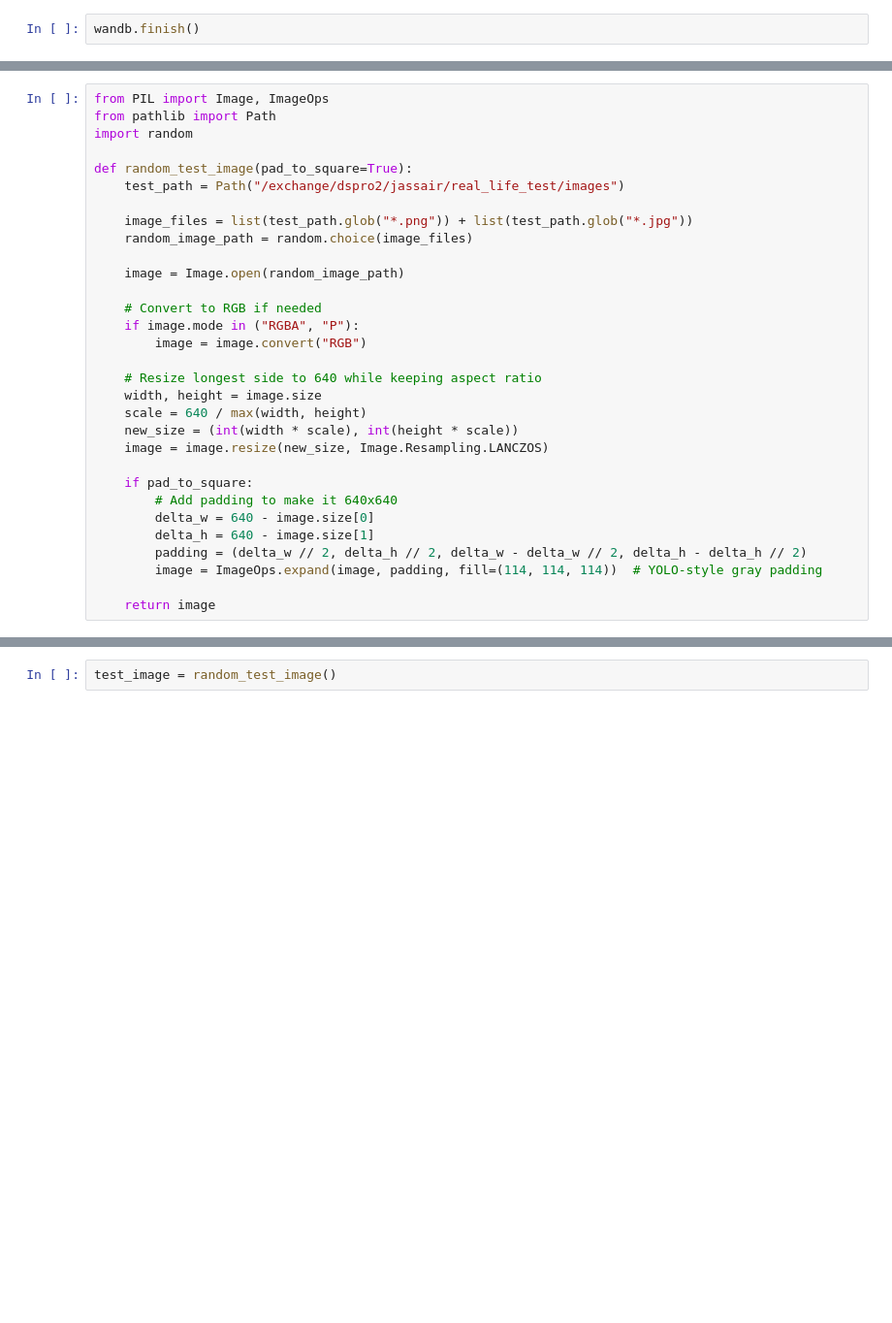
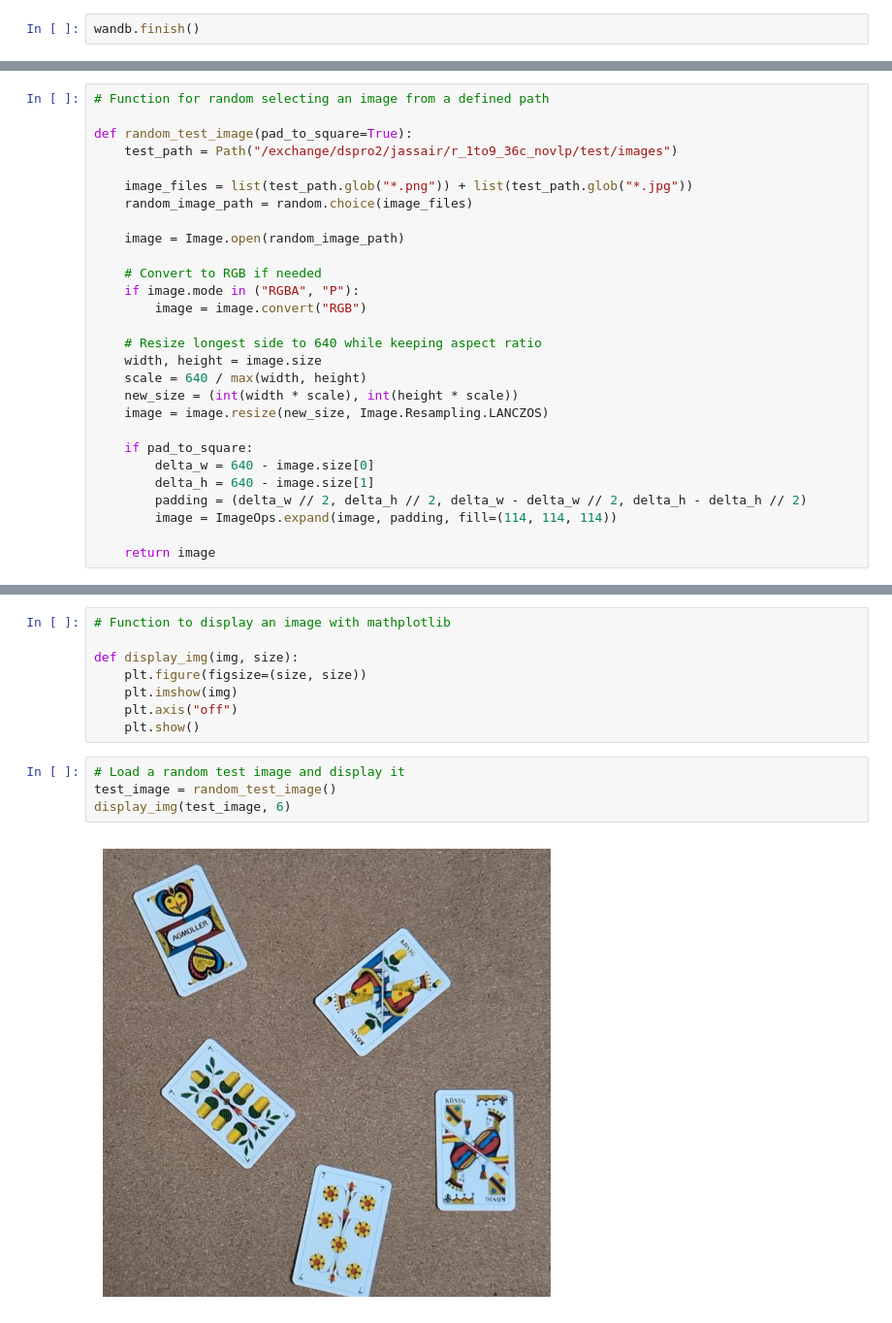
Before and after one commit to d-sbrgr/DSPRO2-jassAIr, a Jupyter notebook: ModelV2.ipynb, the cells around one changed output, grey strips where cells are left out. Shown at 97% size. Drawn from its saved outputs; the diff is of its cells as text; blank space fills up the shorter version.

```diff
--- a/ModelV2.ipynb
+++ b/ModelV2.ipynb
@@ -152,10 +223,8 @@ model = YOLO(model_path)
 # %%
-from PIL import Image, ImageOps
-from pathlib import Path
-import random
+# Function for random selecting an image from a defined path
 
 def random_test_image(pad_to_square=True):
-    test_path = Path("/exchange/dspro2/jassair/real_life_test/images")
+    test_path = Path("/exchange/dspro2/jassair/r_1to9_36c_novlp/test/images")
 
     image_files = list(test_path.glob("*.png")) + list(test_path.glob("*.jpg"))
     random_image_path = random.choice(image_files)
@@ -173,10 +242,9 @@ def random_test_image(pad_to_square=True):
     image = image.resize(new_size, Image.Resampling.LANCZOS)
 
     if pad_to_square:
-        # Add padding to make it 640x640
         delta_w = 640 - image.size[0]
         delta_h = 640 - image.size[1]
         padding = (delta_w // 2, delta_h // 2, delta_w - delta_w // 2, delta_h - delta_h // 2)
-        image = ImageOps.expand(image, padding, fill=(114, 114, 114))  # YOLO-style gray padding
+        image = ImageOps.expand(image, padding, fill=(114, 114, 114))
 
     return image
@@ -183,2 +276,14 @@ def random_test_image(pad_to_square=True):
+# %%
+# Function to display an image with mathplotlib
+
+def display_img(img, size):
+    plt.figure(figsize=(size, size))
+    plt.imshow(img)
+    plt.axis("off")
+    plt.show()
 # %%
+# Load a random test image and display it
 test_image = random_test_image()
+display_img(test_image, 6)
+# %% [output]
+[figure, added]
```
Also changed, not shown: parts of 25 cells of this notebook.
